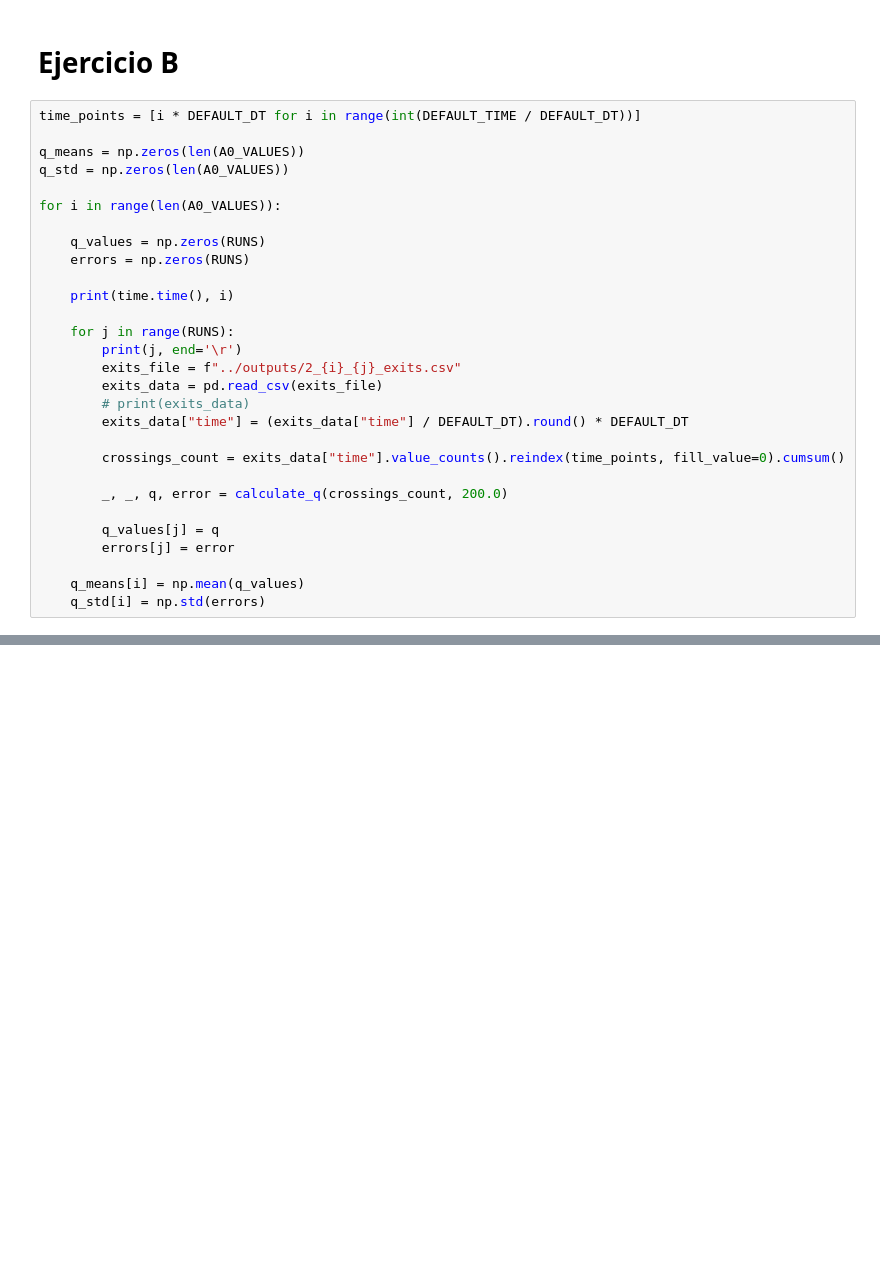
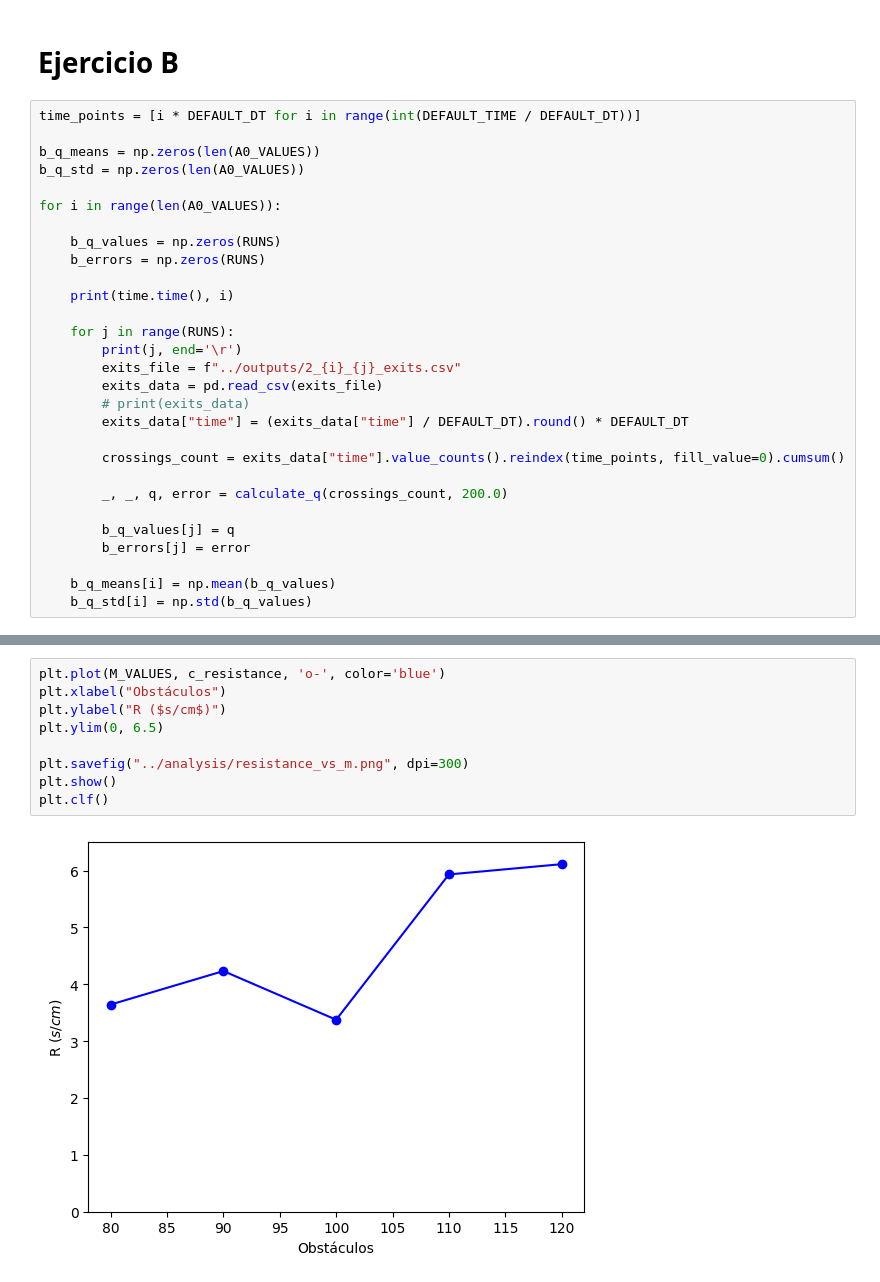
Before and after one commit to JR-Castro/simulacion-de-sistemas, a Jupyter notebook: granular-medium/scripts/q_vs_a0.ipynb, the cells around one changed output, grey strips where cells are left out. Cells and saved outputs as stored; diff of their text form; blank space fills up the shorter version.

```diff
--- a/granular-medium/scripts/q_vs_a0.ipynb
+++ b/granular-medium/scripts/q_vs_a0.ipynb
@@ -34,13 +46,13 @@ def calculate_q(exits_data, steady_state, min=0.0, max=2.0, tries=100):
 # %%
 time_points = [i * DEFAULT_DT for i in range(int(DEFAULT_TIME / DEFAULT_DT))]
 
-q_means = np.zeros(len(A0_VALUES))
-q_std = np.zeros(len(A0_VALUES))
+b_q_means = np.zeros(len(A0_VALUES))
+b_q_std = np.zeros(len(A0_VALUES))
 
 for i in range(len(A0_VALUES)):
 
-    q_values = np.zeros(RUNS)
-    errors = np.zeros(RUNS)
+    b_q_values = np.zeros(RUNS)
+    b_errors = np.zeros(RUNS)
 
     print(time.time(), i)
 
@@ -55,9 +67,9 @@ for i in range(len(A0_VALUES)):
 
         _, _, q, error = calculate_q(crossings_count, 200.0)
 
-        q_values[j] = q
-        errors[j] = error
+        b_q_values[j] = q
+        b_errors[j] = error
 
-    q_means[i] = np.mean(q_values)
-    q_std[i] = np.std(errors)
+    b_q_means[i] = np.mean(b_q_values)
+    b_q_std[i] = np.std(b_q_values)
 # %% [output]
@@ -126,0 +232,11 @@ R: 0.2584415584415584
+# %%
+plt.plot(M_VALUES, c_resistance, 'o-', color='blue')
+plt.xlabel("Obstáculos")
+plt.ylabel("R ($s/cm$)")
+plt.ylim(0, 6.5)
+
+plt.savefig("../analysis/resistance_vs_m.png", dpi=300)
+plt.show()
+plt.clf()
+# %% [output]
+[figure, added]
```
Also changed, not shown: parts of 15 cells of this notebook.
